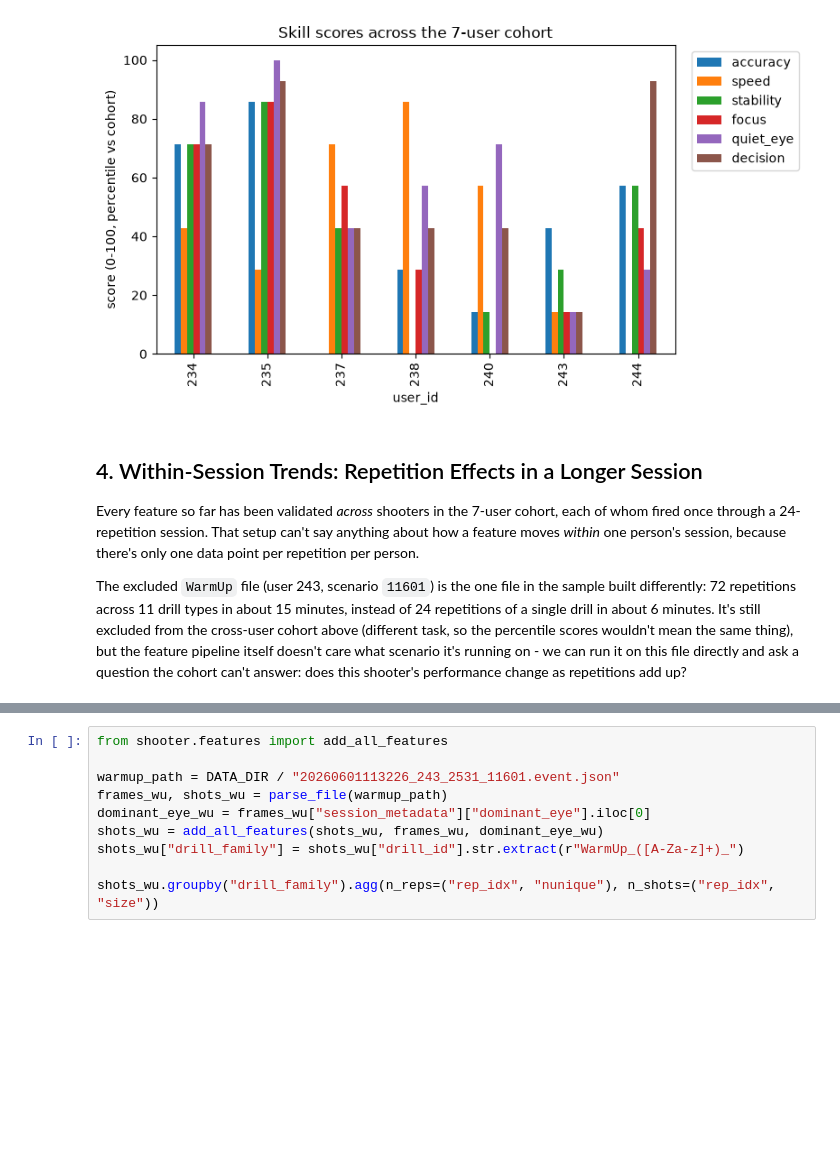
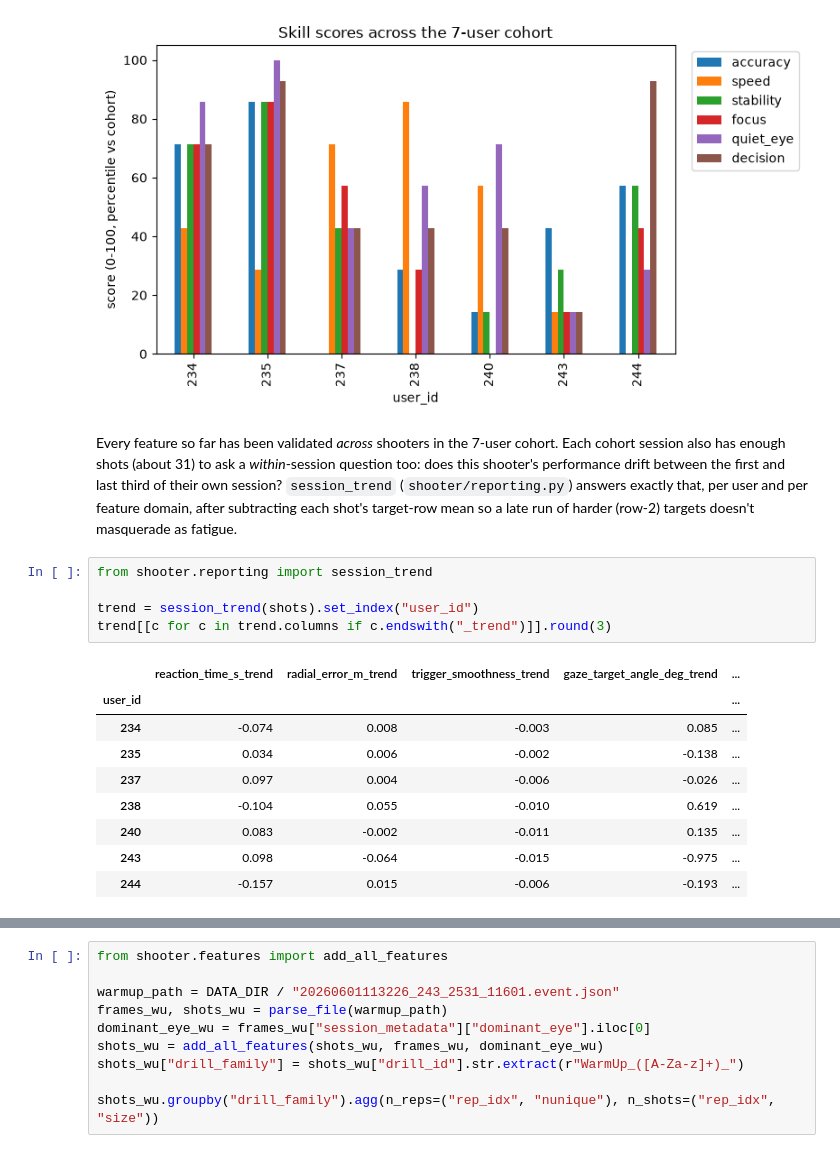
Before and after one commit to GalKepler/eyeviation, a Jupyter notebook: analysis.ipynb, the cells around one changed output, grey strips where cells are left out. Saved outputs shown, nothing was run; the diff lists cells and outputs as text; blank space fills up the shorter version.

```diff
--- a/analysis.ipynb
+++ b/analysis.ipynb
@@ -610,18 +718,19 @@ fig.tight_layout()
 # %% [output]
 [figure]
 # %% [markdown]
-## 4. Within-Session Trends: Repetition Effects in a Longer Session
-
-Every feature so far has been validated *across* shooters in the 7-user
-cohort, each of whom fired once through a 24-repetition session. That setup
-can't say anything about how a feature moves *within* one person's session,
-because there's only one data point per repetition per person.
-
-The excluded `WarmUp` file (user 243, scenario `11601`) is the one file in
-the sample built differently: 72 repetitions across 11 drill types in about
-15 minutes, instead of 24 repetitions of a single drill in about 6 minutes.
-It's still excluded from the cross-user cohort above (different task, so the
-percentile scores wouldn't mean the same thing), but the feature pipeline
-itself doesn't care what scenario it's running on - we can run it on this
-file directly and ask a question the cohort can't answer: does this
-shooter's performance change as repetitions add up?
+Every feature so far has been validated *across* shooters in the 7-user cohort. Each cohort session also has enough shots (about 31) to ask a *within*-session question too: does this shooter's performance drift between the first and last third of their own session? `session_trend` (`shooter/reporting.py`) answers exactly that, per user and per feature domain, after subtracting each shot's target-row mean so a late run of harder (row-2) targets doesn't masquerade as fatigue.
+# %%
+from shooter.reporting import session_trend
+
+trend = session_trend(shots).set_index("user_id")
+trend[[c for c in trend.columns if c.endswith("_trend")]].round(3)
+# %% [output]
+|  | reaction_time_s_trend | radial_error_m_trend | trigger_smoothness_trend | gaze_target_angle_deg_trend | ... |
+| user_id |  |  |  |  | ... |
+| 234 | -0.074 | 0.008 | -0.003 | 0.085 | ... |
+| 235 | 0.034 | 0.006 | -0.002 | -0.138 | ... |
+| 237 | 0.097 | 0.004 | -0.006 | -0.026 | ... |
+| 238 | -0.104 | 0.055 | -0.010 | 0.619 | ... |
+| 240 | 0.083 | -0.002 | -0.011 | 0.135 | ... |
+| 243 | 0.098 | -0.064 | -0.015 | -0.975 | ... |
+| 244 | -0.157 | 0.015 | -0.006 | -0.193 | ... |
```
Also changed, not shown: parts of 13 cells of this notebook, 3 other files.
